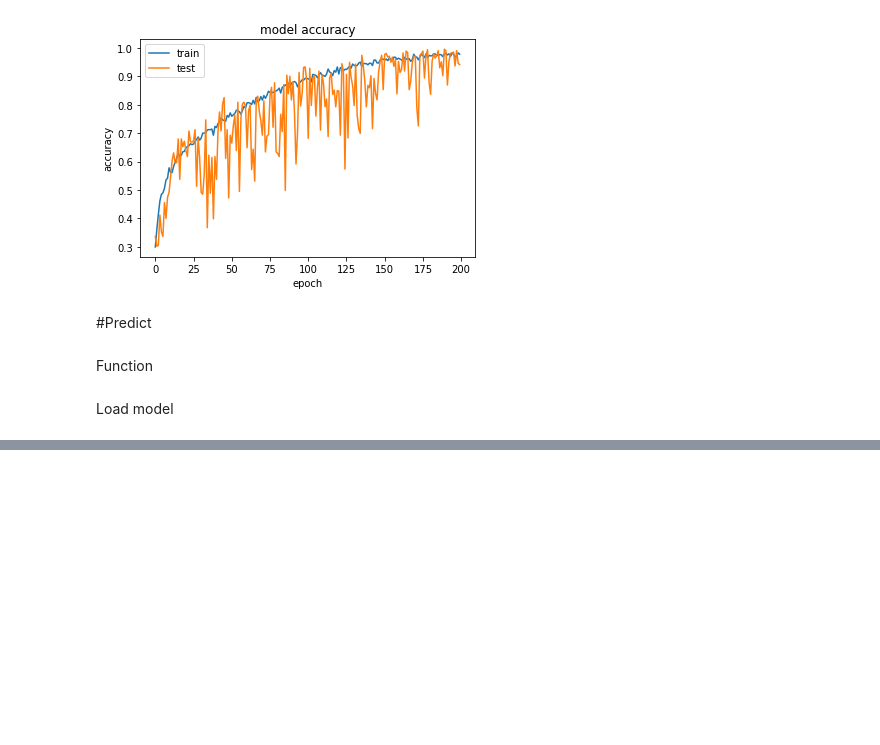
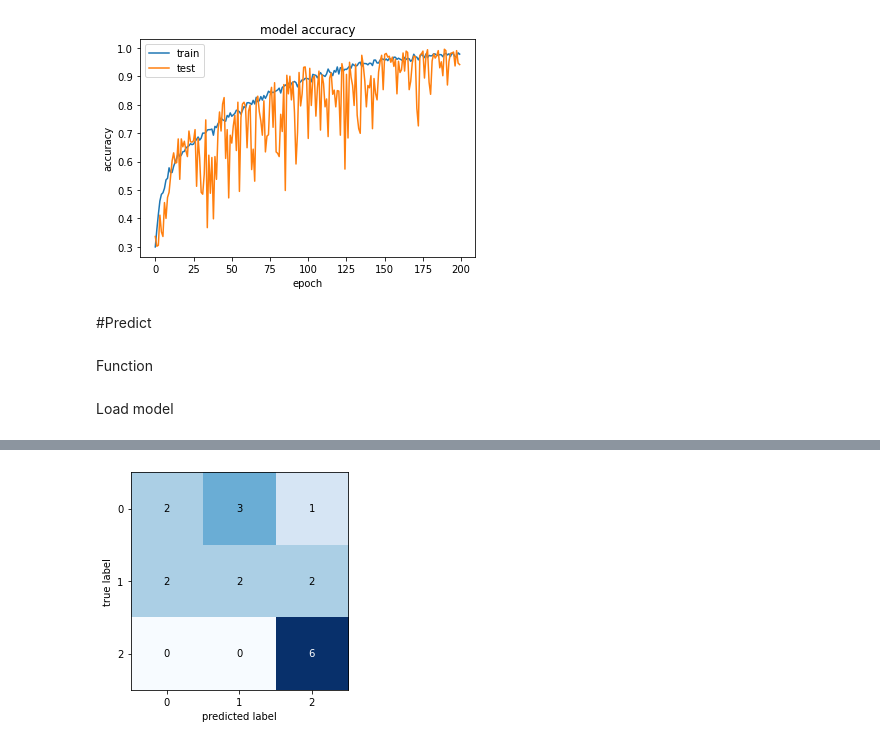
Before and after one commit to lephuocdat2000/DeepLearning-and-Application, a Jupyter notebook: SER/Combined_Eng_Vie.ipynb, the cells around one changed output, grey strips where cells are left out. Saved outputs shown, nothing was run; the diff lists cells and outputs as text; code cells hidden in the pictures; blank space fills up the shorter version.

```diff
--- a/SER/Combined_Eng_Vie.ipynb
+++ b/SER/Combined_Eng_Vie.ipynb
@@ -224,8 +224,8 @@ def predict_emotion_from_file(model, filename, chunk_step=16000, chunk_size=4910
             predict = model.predict(X)
         else:
             predict = np.argmax(model.predict(X), axis=1)
-            print(predict)
-            predict = [emotion1.get(emotion) for emotion in predict]
+            #print(predict)
+            #predict = [emotion1.get(emotion) for emotion in predict]
         return predict
 # %% [markdown]
 Load model
@@ -238,7 +257,6 @@ filenames = os.listdir(filepath)
 labels = []
 pred_labels = []
 for name in filenames:
-   print(name)
-   labels.append(name[0])
+   labels.append(int(name[0]))
    path = os.path.join(filepath,name)
-   pred_labels.append(predict_emotion_from_file(model,filename=path))
+   pred_labels.append(predict_emotion_from_file(model,filename=path)[0])
@@ -249,0 +263,11 @@ model.evaluate(X_test,y_test,batch_size=32)
+# %%
+from mlxtend.evaluate import confusion_matrix
+from mlxtend.plotting import plot_confusion_matrix
+cm = confusion_matrix(y_target=labels,
+                      y_predicted=pred_labels,
+                      binary=False)
+
+fig, ax = plot_confusion_matrix(cm)
+plt.show()
+# %% [output]
+[figure, added]
```
Also changed, not shown: parts of 3 cells of this notebook.
